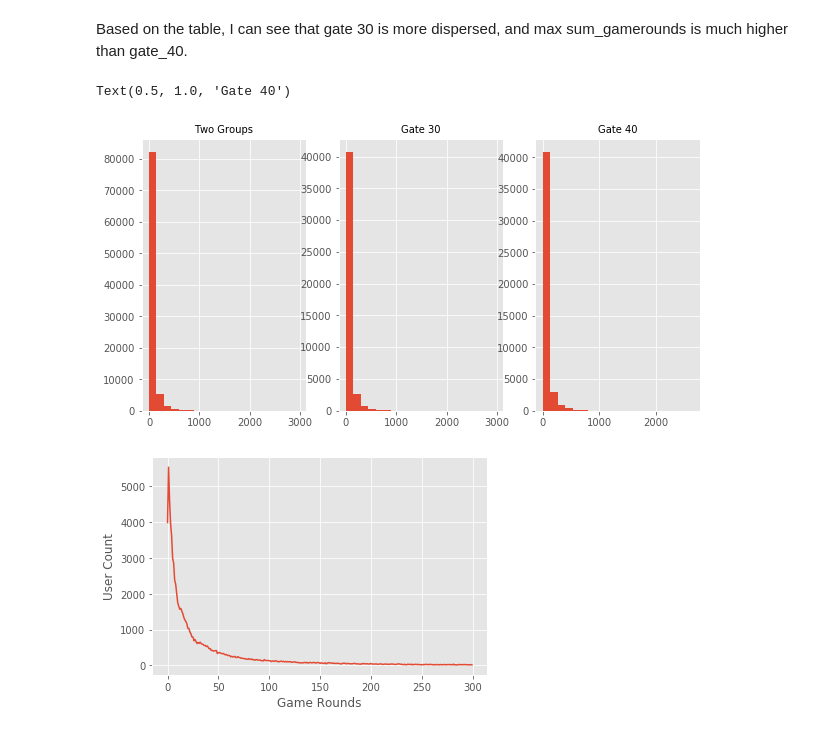
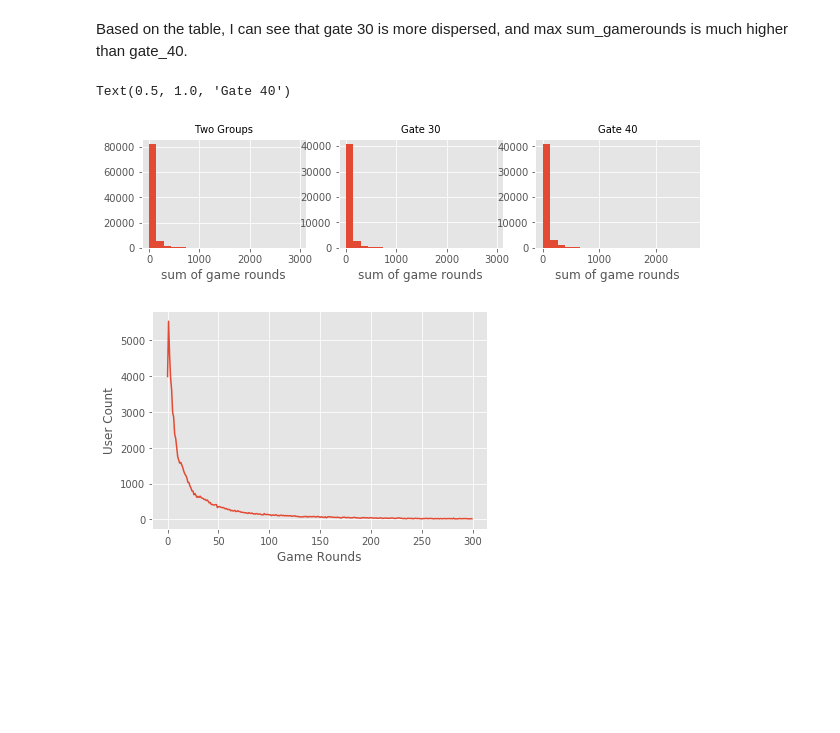
Before and after one commit to thejasmine/ABtesting_game, a Jupyter notebook: ABtesting_game.ipynb, the cells around one changed output. Drawn from its saved outputs; the diff is of its cells as text; code cells hidden in the pictures; blank space fills up the shorter version.

```diff
--- a/ABtesting_game.ipynb
+++ b/ABtesting_game.ipynb
@@ -108,17 +108,20 @@ Based on the table, I can see that gate 30 is more dispersed, and max sum_gamero
 #remove outliner for distribtion charts
 tmp = df[df.sum_gamerounds < 49854]
 # %%
-fig, axes = plt.subplots(1, 3, figsize = (10,5))
+fig, axes = plt.subplots(1, 3, figsize = (10,2))
 tmp.sum_gamerounds.hist(ax = axes[0],bins=20)
 tmp[tmp.version=='gate_30'].sum_gamerounds.hist(ax = axes[1],bins=20)
 tmp[tmp.version=='gate_40'].sum_gamerounds.hist(ax = axes[2],bins=20)
 
 axes[0].set_title("Two Groups", fontsize = 10)
+axes[0].set(xlabel="sum of game rounds")
+axes[1].set(xlabel="sum of game rounds")
+axes[2].set(xlabel="sum of game rounds")
 axes[1].set_title("Gate 30", fontsize = 10)
 axes[2].set_title("Gate 40", fontsize = 10)
 # %% [output]
 Text(0.5, 1.0, 'Gate 40')
-[figure, old version]
+[figure, new version]
 # %%
 #distribtion of user for sum game round
 
```
Also changed, not shown: parts of 12 cells of this notebook.
